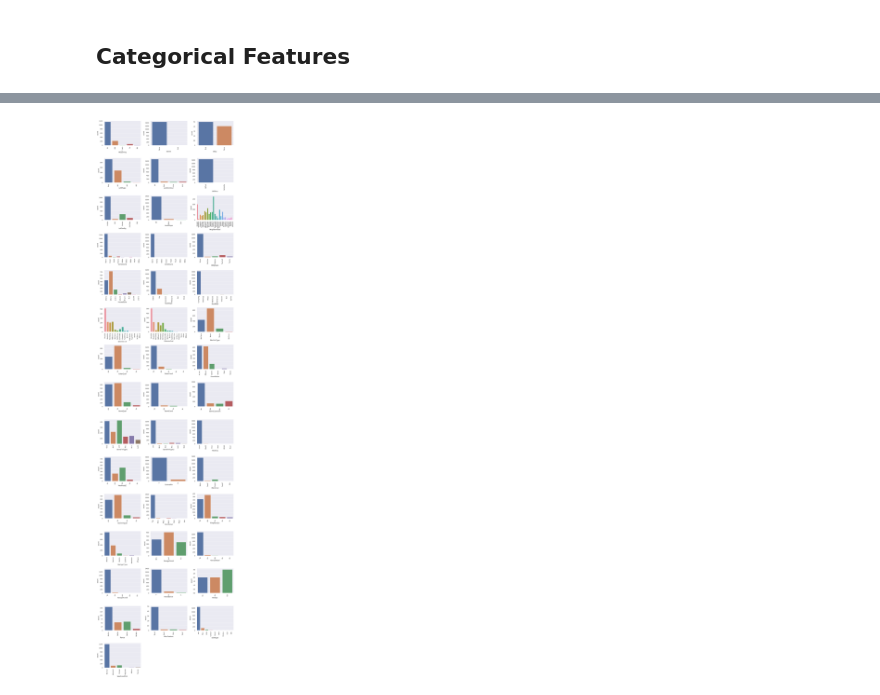
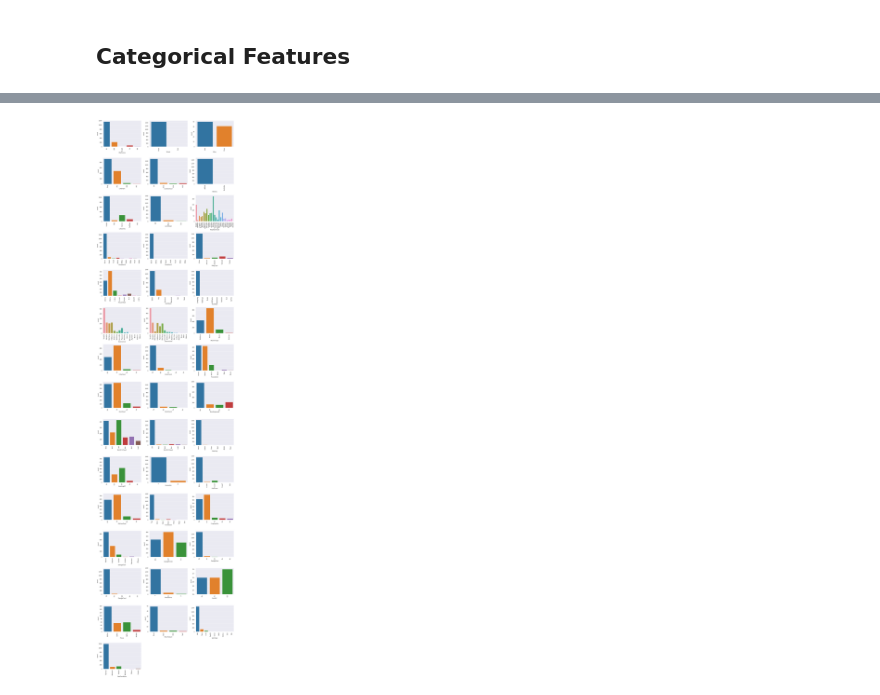
Before and after one commit to lucasnbarros/house-prices-advanced-regression-techniques, a Jupyter notebook: house-prices-advanced-regression-techniques.ipynb, the cells around one changed output, grey strips where cells are left out. Drawn from its saved outputs; the diff is of its cells as text; code cells hidden in the pictures.

```diff
--- a/house-prices-advanced-regression-techniques.ipynb
+++ b/house-prices-advanced-regression-techniques.ipynb
@@ -27,12 +27,12 @@ for dirname, _, filenames in os.walk('/kaggle/input'):
 # You can write up to 20GB to the current directory (/kaggle/working/) that gets preserved as output when you create a version using "Save & Run All"
 # You can also write temporary files to /kaggle/temp/, but they won't be saved outside of the current session
 
-sns.set(style="darkgrid", palette="deep")
-%matplotlib inline
-
 # Mute warnings
 import warnings
 warnings.filterwarnings('ignore')
+pd.set_option("display.max_columns", 100)
+sns.set_style("darkgrid")
+%matplotlib inline
 # %% [output]
 /kaggle/input/sample_submission.csv
 /kaggle/input/data_description.txt
@@ -230,10 +210,10 @@ num_cols = ['MSSubClass', 'LotFrontage', 'LotArea', 'OverallQual', 'OverallCond'
 # %%
-columns = num_cols
+columns = quantitative
 
 plt.figure(figsize=(15, 45))
 
 for i, feature in enumerate(columns):
-    plt.subplot(12, 3, i+1)
+    plt.subplot(13, 3, i+1)
     sns.distplot(df_train[feature].dropna())
     plt.xticks(rotation = 90)
 
@@ -244,5 +224,5 @@ plt.show()
 # %%
-columns = num_cols
+columns = quantitative
 
 plt.figure(figsize=(15, 45))
 
@@ -257,10 +237,10 @@ plt.show()
 # %%
-columns = num_cols
+columns = quantitative
 
 plt.figure(figsize=(15, 45))
 
 for i, feature in enumerate(columns):
-    plt.subplot(12, 3, i+1)
+    plt.subplot(13, 3, i+1)
     sns.scatterplot(data=df_train, x=feature, y='SalePrice')
     plt.xticks(rotation = 90)
 
@@ -333,15 +293,15 @@ cat_cols = ['MSZoning', 'Street', 'Alley', 'LotShape', 'LandContour', 'Utilities
 # %%
-columns = cat_cols
+columns = qualitative
 
 plt.figure(figsize=(15, 60))
 
 for i, feature in enumerate(columns):
     plt.subplot(15, 3, i+1)
     sns.countplot(data=df_train, x=feature)
     plt.xticks(rotation = 90)
 
 plt.tight_layout()
 plt.show()
 # %% [output]
-[figure, old version]
+[figure, new version]
 # %%
```
Also changed, not shown: parts of 16 cells of this notebook.
